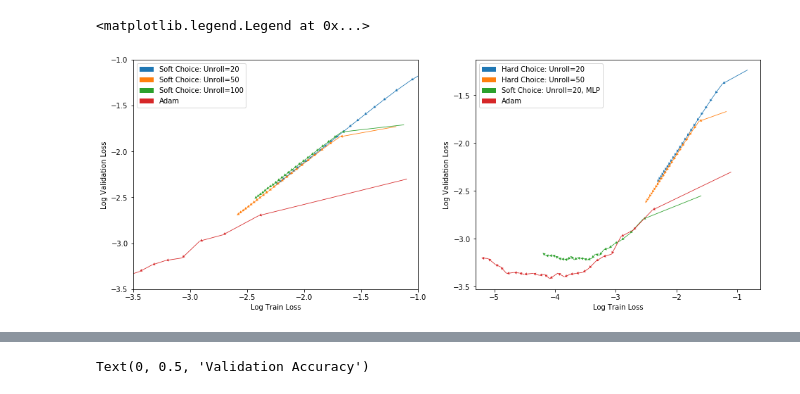
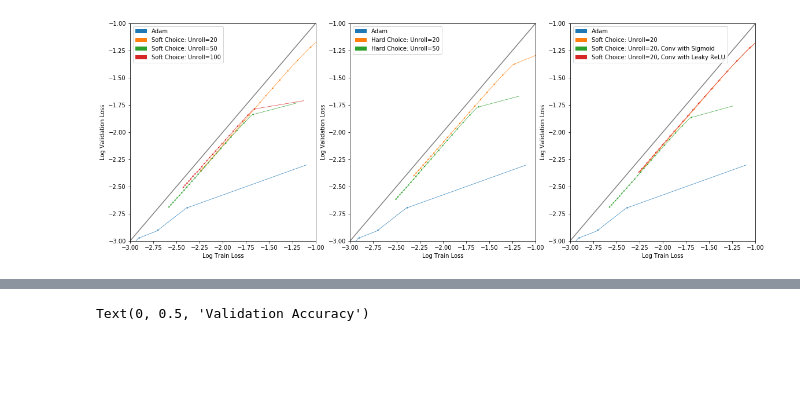
Before and after one commit to thetianshuhuang/l2o, a Jupyter notebook: Untitled.ipynb, the cells around one changed output, grey strips where cells are left out. Saved outputs shown, nothing was run; the diff lists cells and outputs as text; code cells hidden in the pictures; blank space fills up the shorter version.

```diff
--- a/Untitled.ipynb
+++ b/Untitled.ipynb
@@ -5,15 +5,16 @@ from matplotlib import pyplot as plt
 
 import plot
 # %%
-fig, axs = plt.subplots(1, 2, figsize=(16, 6))
-plot.plot_phase(["choice_20", "choice_50", "choice_100", "adam"], axs[0], loss=True)
-axs[0].legend()
-axs[0].set_xlim([-3.5, -1])
-axs[0].set_ylim([-3.5, -1])
-plot.plot_phase(["choice_hard", "choice_hard_50", "choice_mlp", "adam"], axs[1], loss=True)
-axs[1].legend()
-# axs[1].set_xlim([-3.5, -1])
-# axs[1].set_ylim([-3.5, -1])
+fig, axs = plt.subplots(1, 3, figsize=(16, 6))
+plot.plot_phase(["adam", "choice_20", "choice_50", "choice_100"], axs[0], loss=True)
+plot.plot_phase(["adam", "choice_hard", "choice_hard_50"], axs[1], loss=True)
+plot.plot_phase(["adam", "choice_20", "choice_sigmoid", "choice_leaky_relu"], axs[2], loss=True)
+fig.tight_layout()
+
+for ax in axs:
+    ax.plot([-4, 0], [-4, 0], color='gray')
+    ax.legend()
+    ax.set_xlim(-3, -1)
+    ax.set_ylim(-3, -1)
 # %% [output]
-<matplotlib.legend.Legend at 0x...>
-[figure, old version]
+[figure, new version]
```
Also changed, not shown: parts of 2 cells of this notebook, 5 other files.
